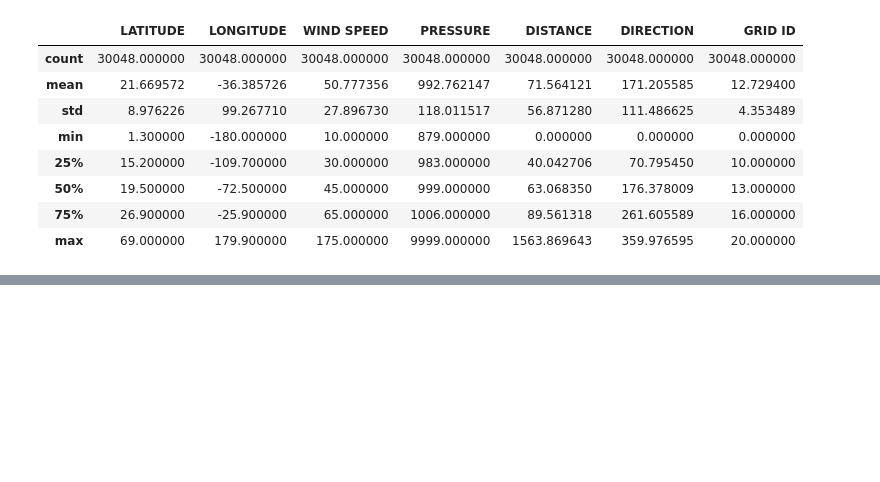
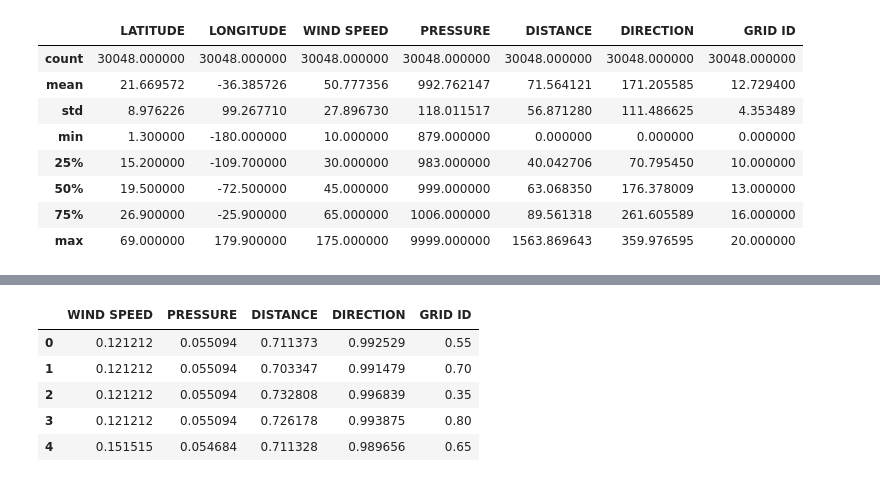
Before and after one commit to adityaprabhat01/HurricaneTrajectory, a Jupyter notebook: model.ipynb, the cells around one changed output, grey strips where cells are left out. Cells and saved outputs as stored; diff of their text form; code cells hidden in the pictures; blank space fills up the shorter version.

```diff
--- a/model.ipynb
+++ b/model.ipynb
@@ -311,0 +319,16 @@ See the caveats in the documentation: http://pandas.pydata.org/pandas-docs/stabl
+# %%
+from sklearn.preprocessing import MinMaxScaler
+scaler = MinMaxScaler()
+scale_data = np.array(df1)
+scaler.fit(scale_data)
+scaled_data = scaler.transform(scale_data)
+df2 = pd.DataFrame(scaled_data)
+df2.columns = ['WIND SPEED','PRESSURE','DISTANCE','DIRECTION','GRID ID']
+df2.head()
+# %% [output]
+|  | WIND SPEED | PRESSURE | DISTANCE | DIRECTION | GRID ID |
+| 0 | 0.121212 | 0.055094 | 0.711373 | 0.992529 | 0.55 |
+| 1 | 0.121212 | 0.055094 | 0.703347 | 0.991479 | 0.70 |
+| 2 | 0.121212 | 0.055094 | 0.732808 | 0.996839 | 0.35 |
+| 3 | 0.121212 | 0.055094 | 0.726178 | 0.993875 | 0.80 |
+| 4 | 0.151515 | 0.054684 | 0.711328 | 0.989656 | 0.65 |
```
Also changed, not shown: parts of 5 cells of this notebook.
